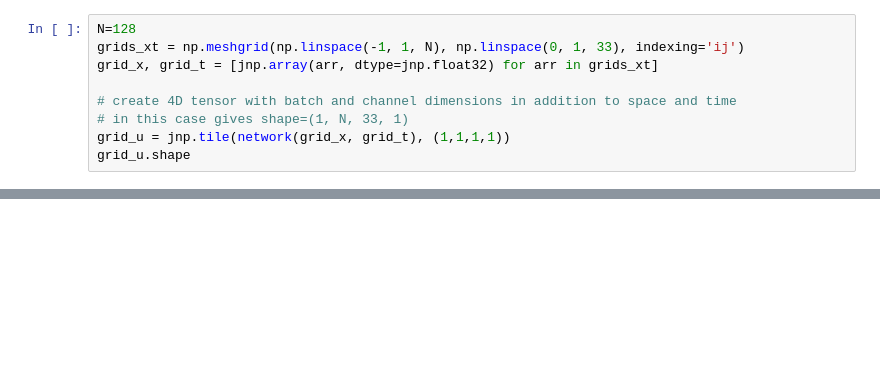
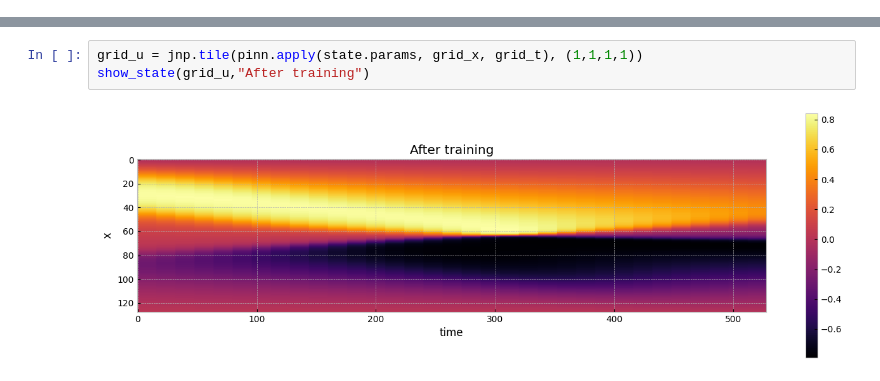
Before and after one commit to ddrous/visual-fluids, a Jupyter notebook: PhysicsBasedDL/burgers_with_pinn.ipynb, the cells around one changed output, grey strips where cells are left out. Cells and saved outputs as stored; diff of their text form; blank space fills up the shorter version.

```diff
--- a/PhysicsBasedDL/burgers_with_pinn.ipynb
+++ b/PhysicsBasedDL/burgers_with_pinn.ipynb
@@ -107,9 +106,0 @@ def residual(u, x, t):
-# %%
-N=128
-grids_xt = np.meshgrid(np.linspace(-1, 1, N), np.linspace(0, 1, 33), indexing='ij')
-grid_x, grid_t = [jnp.array(arr, dtype=jnp.float32) for arr in grids_xt]
-
-# create 4D tensor with batch and channel dimensions in addition to space and time
-# in this case gives shape=(1, N, 33, 1)
-grid_u = jnp.tile(network(grid_x, grid_t), (1,1,1,1))
-grid_u.shape
@@ -201,0 +202,5 @@ AssertionError: Failed to determine signature of <function Module.apply at 0x...
+# %%
+grid_u = jnp.tile(pinn.apply(state.params, grid_x, grid_t), (1,1,1,1))
+show_state(grid_u,"After training")
+# %% [output]
+[figure, added]
```
Also changed, not shown: parts of 18 cells of this notebook, 1 other file.
